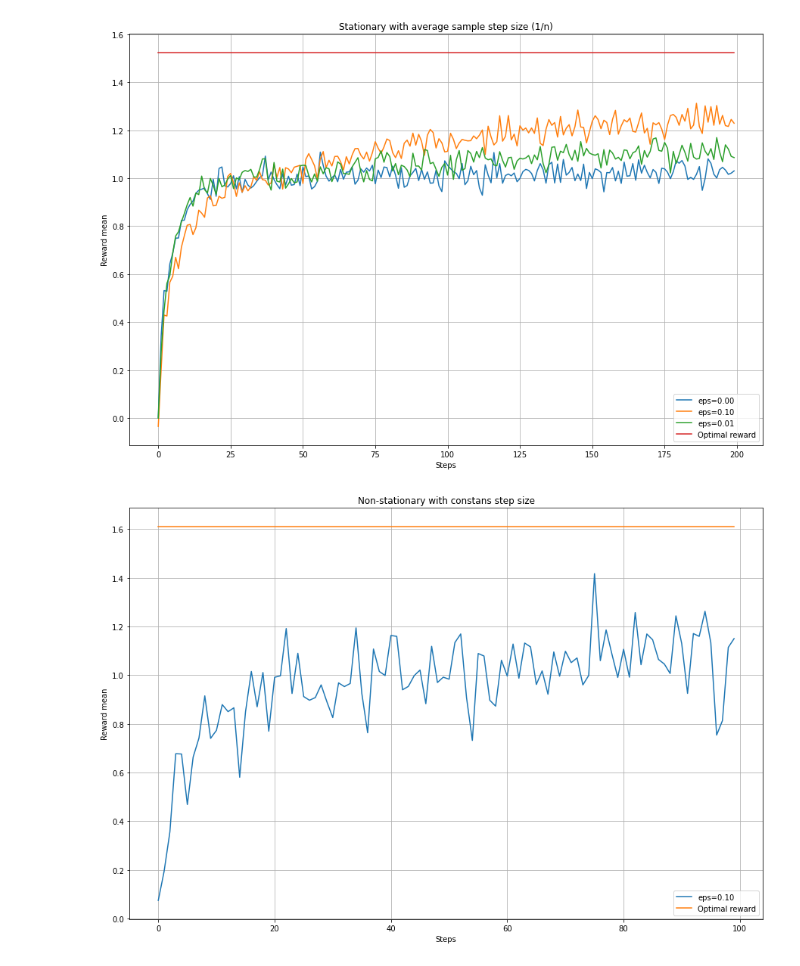
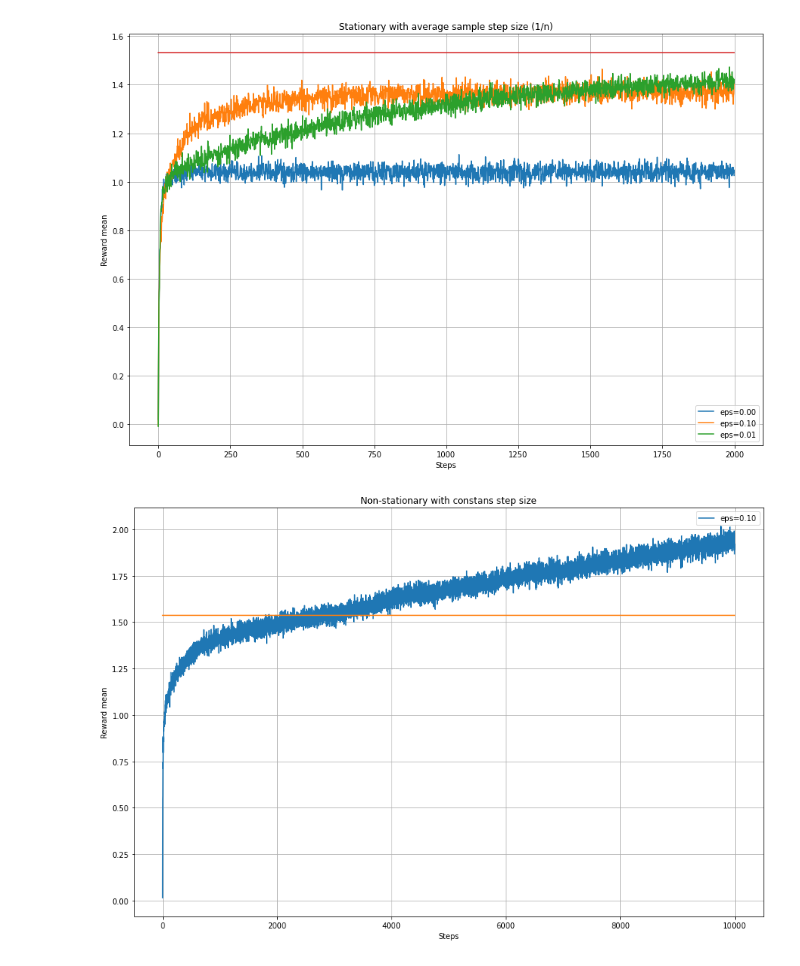
Before and after one commit to shamrous/RL, a Jupyter notebook: Bandit/Bandit.ipynb, the cells around one changed output. Drawn from its saved outputs; the diff is of its cells as text; code cells hidden in the pictures.

```diff
--- a/Bandit/Bandit.ipynb
+++ b/Bandit/Bandit.ipynb
@@ -12,29 +19,40 @@ from Bandit import *
 # %%
 '''
 Run stationary eps-greedy bandit with step size = 1/n, for different values of eps
+The greedy method improved slightly faster than the other methods at the very beginning, but then leveled
+of at a lower level. The greedy method performed significantly worse in the long run because it often got stuck performing suboptimal actions.
+The eps-greedy methods eventually performed better because they continued to explore and to improve their chances of recognizing
+the optimal action.
 '''
-n_bandits = 1000
-steps = 200
+n_bandits = 2000
+steps = 2000
 arms = 10
 mean = 0
 stdev = 1
 all_eps = [0., 0.1, 0.01]
 plot_title = "Stationary with average sample step size (1/n)"
 stationary = True
-fn_step_size = None
+fn_step_size = None # 1/n is default
 
 run_bandits_common(n_bandits, steps, arms, mean, stdev,
                 all_eps, stationary, plot_title, fn_step_size)
 # %% [output]
-[figure, old version]
+[figure, new version]
 # %%
+'''
+Run non-stationary eps-greedy bandit with step size = 0.1
+This example demonstrates that constant estimates never completely converge but
+continue to vary in response to the most recently received rewards. As we mentioned
+above, this is actually desirable in a nonstationary environment, and problems that are
+effectively nonstationary are the most common in reinforcement learning.
+'''
 def const_step(alpha):
     def step(t):
         return alpha
     return step
 
-n_bandits = 100
-steps = 100
+n_bandits = 2000
+steps = 10000
 arms = 10
 mean = 0
 stdev = 1
@@ -46,5 +64,5 @@ fn_step_size = const_step(0.1)
 run_bandits_common(n_bandits, steps, arms, mean, stdev,
                     all_eps, stationary, plot_title, fn_step_size)
 # %% [output]
-[figure, old version]
+[figure, new version]
 # %%
```
Also changed, not shown: parts of 2 cells of this notebook.
